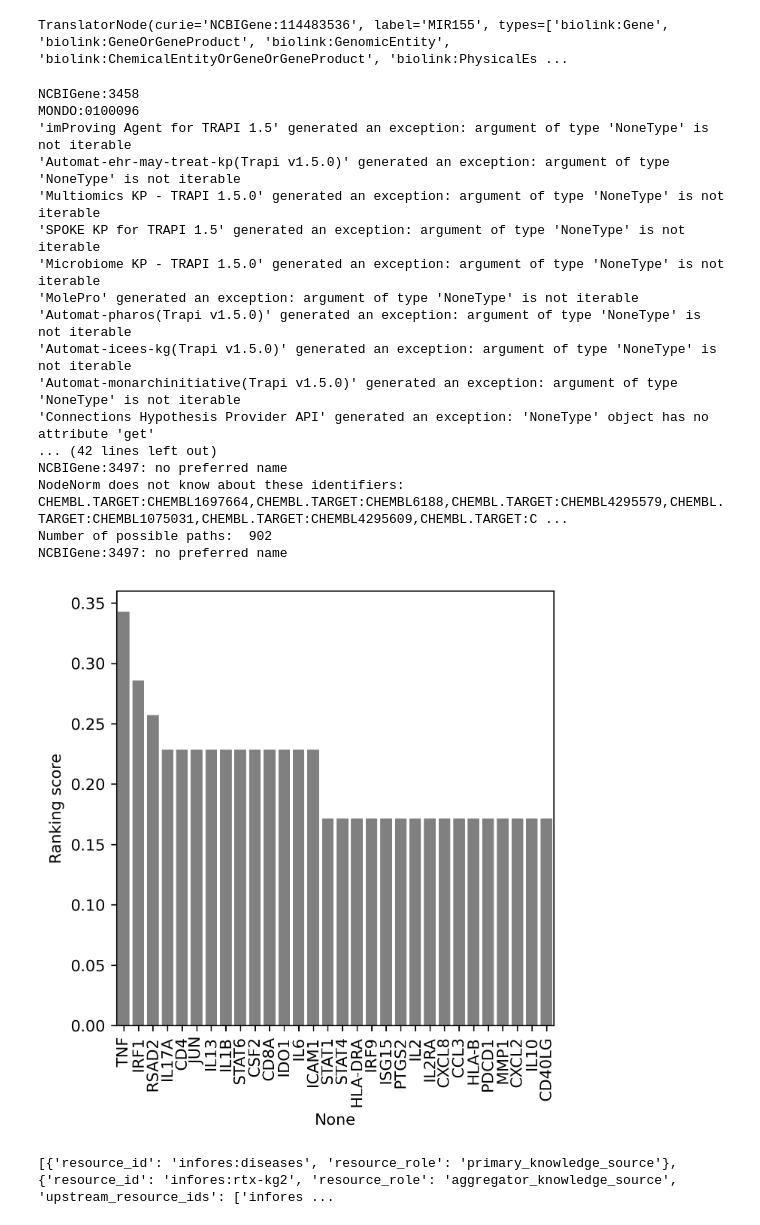
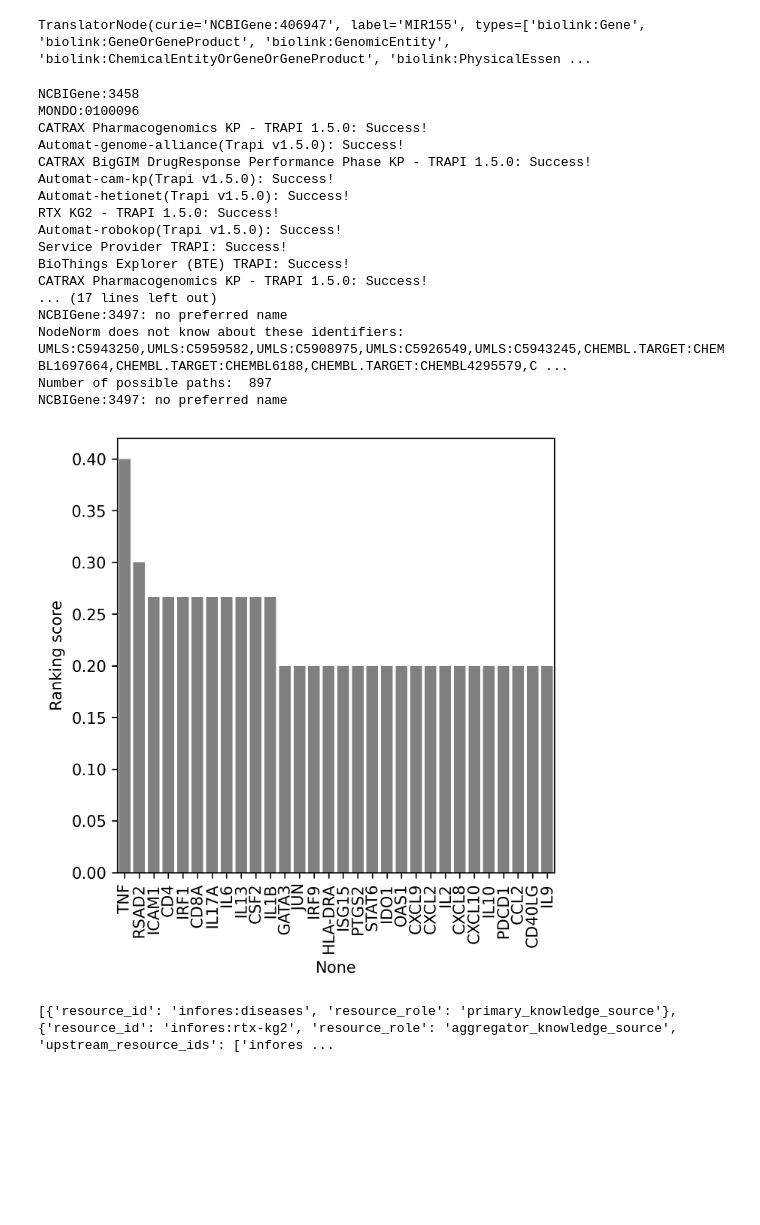
Before and after one commit to sierra-moxon/Translator_component_toolkit, a Jupyter notebook: notebooks/Path_finder.ipynb, the cells around one changed output. Cells and saved outputs as stored; diff of their text form; code cells hidden in the pictures; blank space fills up the shorter version.

```diff
--- a/notebooks/Path_finder.ipynb
+++ b/notebooks/Path_finder.ipynb
@@ -51,31 +51,31 @@ print(selected_metaKG.shape)
 # %%
-name_resolver.lookup('miR-155')
+name_resolver.lookup('miR-155', only_taxa='NCBITaxon:9606')
 # %% [output]
-TranslatorNode(curie='NCBIGene:114483536', label='MIR155', types=['biolink:Gene', 'biolink:GeneOrGeneProduct', 'biolink:GenomicEntity', 'biolink:ChemicalEntityOrGeneOrGeneProduct', 'biolink:PhysicalEs ...
+TranslatorNode(curie='NCBIGene:406947', label='MIR155', types=['biolink:Gene', 'biolink:GeneOrGeneProduct', 'biolink:GenomicEntity', 'biolink:ChemicalEntityOrGeneOrGeneProduct', 'biolink:PhysicalEssen ...
 # %%
-paths, input_node1_id, input_node2_id, result1, result2, result_parsed1, result_parsed2, result_ranked_by_primary_infores1, result_ranked_by_primary_infores2 = TCT.Path_finder(input_node1='IFNG',
-                                                                                                                                                                                input_node2= 'COVID-19',
+paths, input_node1_id, input_node2_id, result1, result2, result_parsed1, result_parsed2, result_ranked_by_primary_infores1, result_ranked_by_primary_infores2 = TCT.Path_finder(input_node1='NCBIGene:3458', #IFNG
+                                                                                                                                                                                input_node2= 'MONDO:0100096', #COVID-19
                                                                                                                                                                                 intermediate_categories=['biolink:Protein', 'biolink:Gene' ],
                                                                                                                                                                                 APInames=select_APIs,
                                                                                                                                                                                 metaKG=selected_metaKG,
                                                                                                                                                                                 API_predicates=API_predicates)
 # %% [output]
 NCBIGene:3458
 MONDO:0100096
-'imProving Agent for TRAPI 1.5' generated an exception: argument of type 'NoneType' is not iterable
-'Automat-ehr-may-treat-kp(Trapi v1.5.0)' generated an exception: argument of type 'NoneType' is not iterable
-'Multiomics KP - TRAPI 1.5.0' generated an exception: argument of type 'NoneType' is not iterable
-'SPOKE KP for TRAPI 1.5' generated an exception: argument of type 'NoneType' is not iterable
-'Microbiome KP - TRAPI 1.5.0' generated an exception: argument of type 'NoneType' is not iterable
-'MolePro' generated an exception: argument of type 'NoneType' is not iterable
-'Automat-pharos(Trapi v1.5.0)' generated an exception: argument of type 'NoneType' is not iterable
-'Automat-icees-kg(Trapi v1.5.0)' generated an exception: argument of type 'NoneType' is not iterable
-'Automat-monarchinitiative(Trapi v1.5.0)' generated an exception: argument of type 'NoneType' is not iterable
-'Connections Hypothesis Provider API' generated an exception: 'NoneType' object has no attribute 'get'
-... (42 lines left out)
+CATRAX Pharmacogenomics KP - TRAPI 1.5.0: Success!
+Automat-genome-alliance(Trapi v1.5.0): Success!
+CATRAX BigGIM DrugResponse Performance Phase KP - TRAPI 1.5.0: Success!
+Automat-cam-kp(Trapi v1.5.0): Success!
+Automat-hetionet(Trapi v1.5.0): Success!
+RTX KG2 - TRAPI 1.5.0: Success!
+Automat-robokop(Trapi v1.5.0): Success!
+Service Provider TRAPI: Success!
+BioThings Explorer (BTE) TRAPI: Success!
+CATRAX Pharmacogenomics KP - TRAPI 1.5.0: Success!
+... (17 lines left out)
 NCBIGene:3497: no preferred name
-NodeNorm does not know about these identifiers: CHEMBL.TARGET:CHEMBL1697664,CHEMBL.TARGET:CHEMBL6188,CHEMBL.TARGET:CHEMBL4295579,CHEMBL.TARGET:CHEMBL1075031,CHEMBL.TARGET:CHEMBL4295609,CHEMBL.TARGET:C ...
-Number of possible paths:  902
+NodeNorm does not know about these identifiers: UMLS:C5943250,UMLS:C5959582,UMLS:C5908975,UMLS:C5926549,UMLS:C5943245,CHEMBL.TARGET:CHEMBL1697664,CHEMBL.TARGET:CHEMBL6188,CHEMBL.TARGET:CHEMBL4295579,C ...
+Number of possible paths:  897
 NCBIGene:3497: no preferred name
-[figure, old version]
+[figure, new version]
 # %%
```
Also changed, not shown: parts of 7 cells of this notebook, 2 other files.
